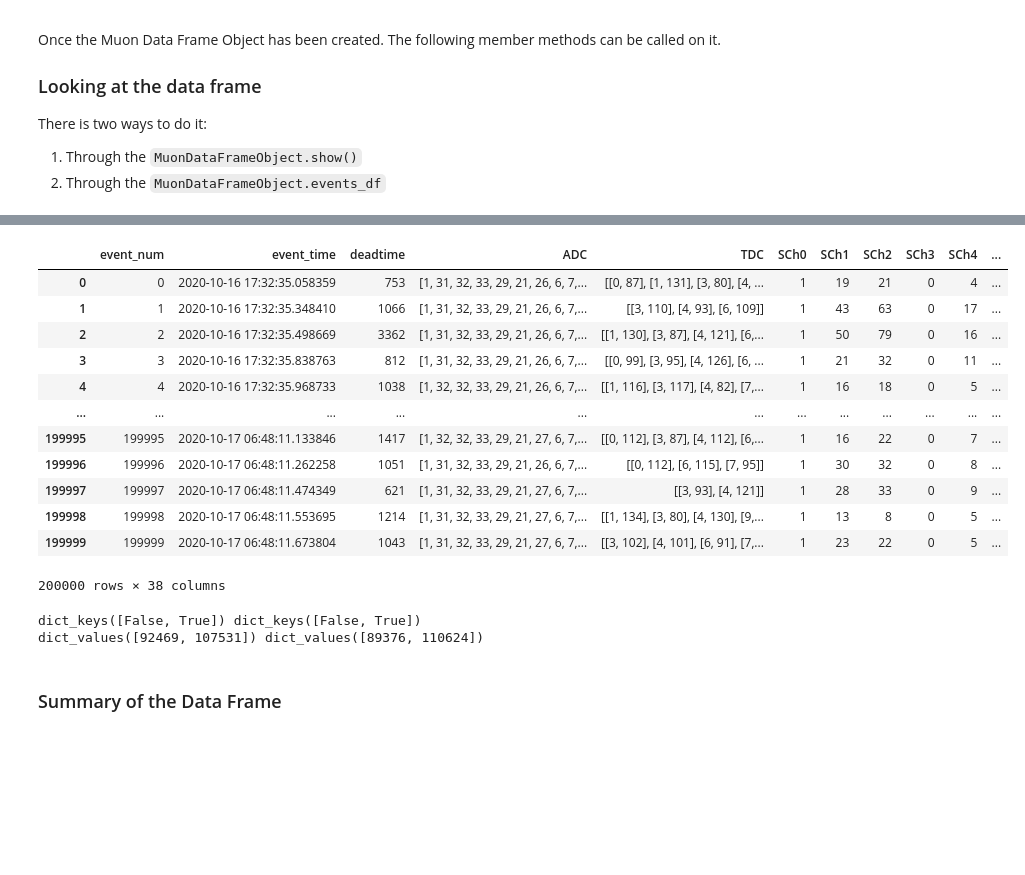
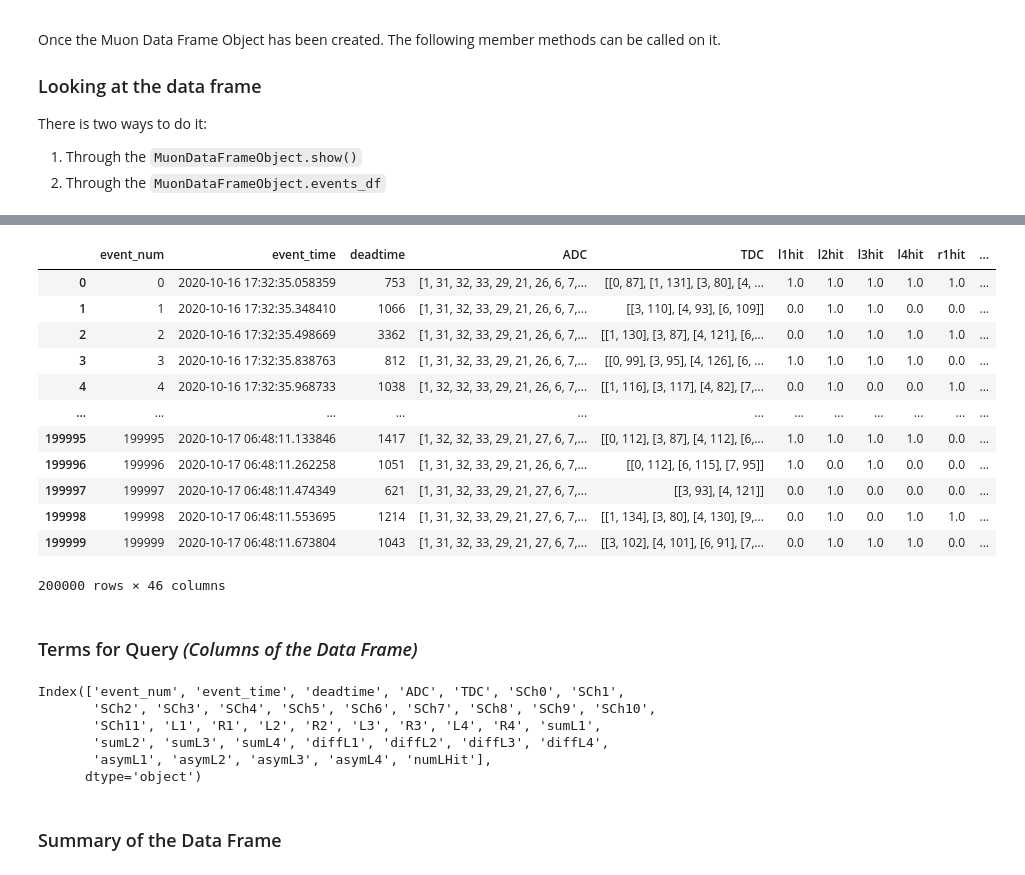
Before and after one commit to shanto268/HEP_DAQ, a Jupyter notebook: CrateAnalysis/MuonAnalysisDoc.ipynb, the cells around one changed output, grey strips where cells are left out. Cells and saved outputs as stored; diff of their text form; code cells hidden in the pictures; blank space fills up the shorter version.

```diff
--- a/CrateAnalysis/MuonAnalysisDoc.ipynb
+++ b/CrateAnalysis/MuonAnalysisDoc.ipynb
@@ -86,42 +86,31 @@ mdfo.show()
 # %%
-mdf12 = mdfo.events_df #The actual data frame
-mdf12
+mdf = mdfo.events_df #The actual data frame
+mdf
 # %% [output]
-|  | event_num | event_time | deadtime | ADC | TDC | SCh0 | SCh1 | SCh2 | SCh3 | SCh4 | ... |
-| 0 | 0 | 2020-10-16 17:32:35.058359 | 753 | [1, 31, 32, 33, 29, 21, 26, 6, 7,... | [[0, 87], [1, 131], [3, 80], [4, ... | 1 | 19 | 21 | 0 | 4 | ... |
-| 1 | 1 | 2020-10-16 17:32:35.348410 | 1066 | [1, 31, 32, 33, 29, 21, 26, 6, 7,... | [[3, 110], [4, 93], [6, 109]] | 1 | 43 | 63 | 0 | 17 | ... |
-| 2 | 2 | 2020-10-16 17:32:35.498669 | 3362 | [1, 31, 32, 33, 29, 21, 26, 6, 7,... | [[1, 130], [3, 87], [4, 121], [6,... | 1 | 50 | 79 | 0 | 16 | ... |
-| 3 | 3 | 2020-10-16 17:32:35.838763 | 812 | [1, 31, 32, 33, 29, 21, 26, 6, 7,... | [[0, 99], [3, 95], [4, 126], [6, ... | 1 | 21 | 32 | 0 | 11 | ... |
-| 4 | 4 | 2020-10-16 17:32:35.968733 | 1038 | [1, 32, 32, 33, 29, 21, 26, 6, 7,... | [[1, 116], [3, 117], [4, 82], [7,... | 1 | 16 | 18 | 0 | 5 | ... |
+|  | event_num | event_time | deadtime | ADC | TDC | l1hit | l2hit | l3hit | l4hit | r1hit | ... |
+| 0 | 0 | 2020-10-16 17:32:35.058359 | 753 | [1, 31, 32, 33, 29, 21, 26, 6, 7,... | [[0, 87], [1, 131], [3, 80], [4, ... | 1.0 | 1.0 | 1.0 | 1.0 | 1.0 | ... |
+| 1 | 1 | 2020-10-16 17:32:35.348410 | 1066 | [1, 31, 32, 33, 29, 21, 26, 6, 7,... | [[3, 110], [4, 93], [6, 109]] | 0.0 | 1.0 | 1.0 | 0.0 | 0.0 | ... |
+| 2 | 2 | 2020-10-16 17:32:35.498669 | 3362 | [1, 31, 32, 33, 29, 21, 26, 6, 7,... | [[1, 130], [3, 87], [4, 121], [6,... | 0.0 | 1.0 | 1.0 | 1.0 | 1.0 | ... |
+| 3 | 3 | 2020-10-16 17:32:35.838763 | 812 | [1, 31, 32, 33, 29, 21, 26, 6, 7,... | [[0, 99], [3, 95], [4, 126], [6, ... | 1.0 | 1.0 | 1.0 | 1.0 | 0.0 | ... |
+| 4 | 4 | 2020-10-16 17:32:35.968733 | 1038 | [1, 32, 32, 33, 29, 21, 26, 6, 7,... | [[1, 116], [3, 117], [4, 82], [7,... | 0.0 | 1.0 | 0.0 | 0.0 | 1.0 | ... |
 | ... | ... | ... | ... | ... | ... | ... | ... | ... | ... | ... | ... |
-| 199995 | 199995 | 2020-10-17 06:48:11.133846 | 1417 | [1, 32, 32, 33, 29, 21, 27, 6, 7,... | [[0, 112], [3, 87], [4, 112], [6,... | 1 | 16 | 22 | 0 | 7 | ... |
-| 199996 | 199996 | 2020-10-17 06:48:11.262258 | 1051 | [1, 31, 32, 33, 29, 21, 26, 6, 7,... | [[0, 112], [6, 115], [7, 95]] | 1 | 30 | 32 | 0 | 8 | ... |
-| 199997 | 199997 | 2020-10-17 06:48:11.474349 | 621 | [1, 31, 32, 33, 29, 21, 27, 6, 7,... | [[3, 93], [4, 121]] | 1 | 28 | 33 | 0 | 9 | ... |
-| 199998 | 199998 | 2020-10-17 06:48:11.553695 | 1214 | [1, 31, 32, 33, 29, 21, 27, 6, 7,... | [[1, 134], [3, 80], [4, 130], [9,... | 1 | 13 | 8 | 0 | 5 | ... |
-| 199999 | 199999 | 2020-10-17 06:48:11.673804 | 1043 | [1, 31, 32, 33, 29, 21, 27, 6, 7,... | [[3, 102], [4, 101], [6, 91], [7,... | 1 | 23 | 22 | 0 | 5 | ... |
+| 199995 | 199995 | 2020-10-17 06:48:11.133846 | 1417 | [1, 32, 32, 33, 29, 21, 27, 6, 7,... | [[0, 112], [3, 87], [4, 112], [6,... | 1.0 | 1.0 | 1.0 | 1.0 | 0.0 | ... |
+| 199996 | 199996 | 2020-10-17 06:48:11.262258 | 1051 | [1, 31, 32, 33, 29, 21, 26, 6, 7,... | [[0, 112], [6, 115], [7, 95]] | 1.0 | 0.0 | 1.0 | 0.0 | 0.0 | ... |
+| 199997 | 199997 | 2020-10-17 06:48:11.474349 | 621 | [1, 31, 32, 33, 29, 21, 27, 6, 7,... | [[3, 93], [4, 121]] | 0.0 | 1.0 | 0.0 | 0.0 | 0.0 | ... |
+| 199998 | 199998 | 2020-10-17 06:48:11.553695 | 1214 | [1, 31, 32, 33, 29, 21, 27, 6, 7,... | [[1, 134], [3, 80], [4, 130], [9,... | 0.0 | 1.0 | 0.0 | 1.0 | 1.0 | ... |
+| 199999 | 199999 | 2020-10-17 06:48:11.673804 | 1043 | [1, 31, 32, 33, 29, 21, 27, 6, 7,... | [[3, 102], [4, 101], [6, 91], [7,... | 0.0 | 1.0 | 1.0 | 1.0 | 0.0 | ... |
-200000 rows × 38 columns
+200000 rows × 46 columns
-# %%
-from collections import Counter
-
-l1 = mdf12["L1"].values
-r1 = mdf12["R1"].values
-
-l1_new = np.isnan(l1)
-r1_new = np.isnan(r1)
-
-x = Counter(l1_new).keys() # equals to list(set(words))
-x1 = Counter(l1_new).values() # counts the elements' frequency
-x1
-
-y = Counter(r1_new).keys() # equals to list(set(words))
-y1 = Counter(r1_new).values() # counts the elements' frequency
-y1
-
-print(x,y)
-print(x1,y1)
-# %% [output]
-dict_keys([False, True]) dict_keys([False, True])
-dict_values([92469, 107531]) dict_values([89376, 110624])
+# %% [markdown]
+### Terms for Query *(Columns of the Data Frame)*
+# %%
+mdf.columns
+# %% [output]
+Index(['event_num', 'event_time', 'deadtime', 'ADC', 'TDC', 'SCh0', 'SCh1',
+       'SCh2', 'SCh3', 'SCh4', 'SCh5', 'SCh6', 'SCh7', 'SCh8', 'SCh9', 'SCh10',
+       'SCh11', 'L1', 'R1', 'L2', 'R2', 'L3', 'R3', 'L4', 'R4', 'sumL1',
+       'sumL2', 'sumL3', 'sumL4', 'diffL1', 'diffL2', 'diffL3', 'diffL4',
+       'asymL1', 'asymL2', 'asymL3', 'asymL4', 'numLHit'],
+      dtype='object')
 # %% [markdown]
 ### Summary of the Data Frame
 # %%
```
Also changed, not shown: parts of 1 cell of this notebook, 4 other files.
